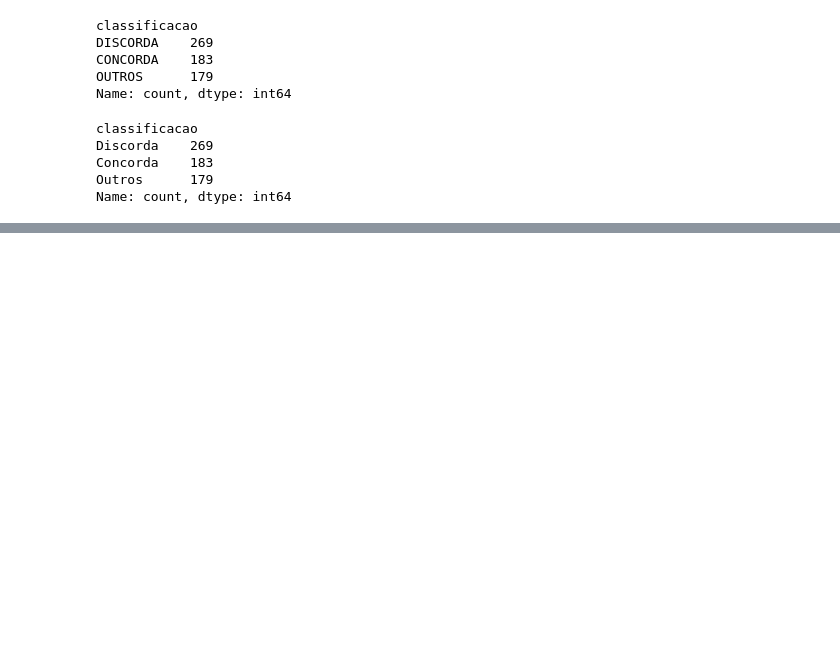
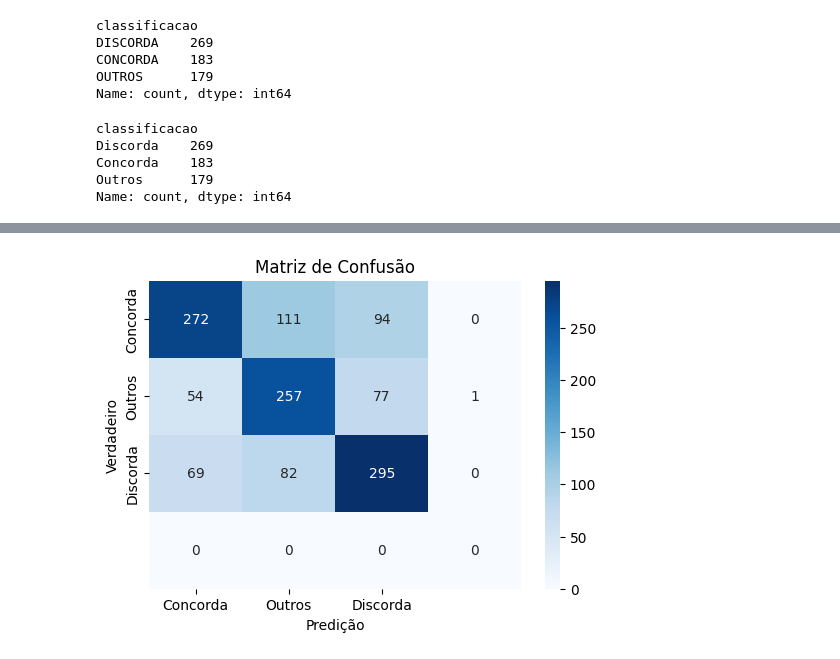
Before and after one commit to digogc/Contextual_GenAI_Stance_Detection, a Jupyter notebook: data/trabalhando_dados_completos.ipynb, the cells around one changed output, grey strips where cells are left out. Cells and saved outputs as stored; diff of their text form; code cells hidden in the pictures; blank space fills up the shorter version.

Commit message:
execução parcial para conjunto completo

```diff
--- a/data/trabalhando_dados_completos.ipynb
+++ b/data/trabalhando_dados_completos.ipynb
@@ -86,0 +84,4 @@ Name: count, dtype: int64
+# %%
+import pandas as pd
+dados = pd.read_csv('checkpoint_resultados_completo.csv', sep=',', decimal = ',', encoding = 'UTF-8')
+dados.head(5)
@@ -86,0 +109,5 @@ Name: count, dtype: int64
+# %%
+# Tratando as anomalias das classificações geradas pela IA
+dados['classificacao'] = dados['classificacao'].str.strip('*]`\n')
+# dados['classificacao'] = dados['classificacao'].str.strip('\n')
+# dados['classificacao'] = dados['classificacao'].str.strip('\\')
@@ -86,0 +154,3 @@ Name: count, dtype: int64
+# %%
+# normalizando a classificação para ficar igual a label
+dados['classificacao'] = dados['classificacao'].str.capitalize()
@@ -86,0 +173,4 @@ Name: count, dtype: int64
+# %%
+# definindo o y verdadeiro e o y predito
+y_true = dados['label_original']
+y_pred = dados['classificacao']
@@ -86,0 +207,14 @@ Name: count, dtype: int64
+# %%
+# visualizando a matriz de confusão
+cm = confusion_matrix(y_true, y_pred)
+
+plt.figure(figsize=(6,4))
+sns.heatmap(cm, annot=True, fmt='d', cmap='Blues',
+            xticklabels=dados['label_original'].unique(),
+            yticklabels=dados['label_original'].unique())
+plt.xlabel('Predição')
+plt.ylabel('Verdadeiro')
+plt.title('Matriz de Confusão')
+plt.show()
+# %% [output]
+[figure, added]
```
Also changed, not shown: parts of 18 cells of this notebook, 3 other files.
